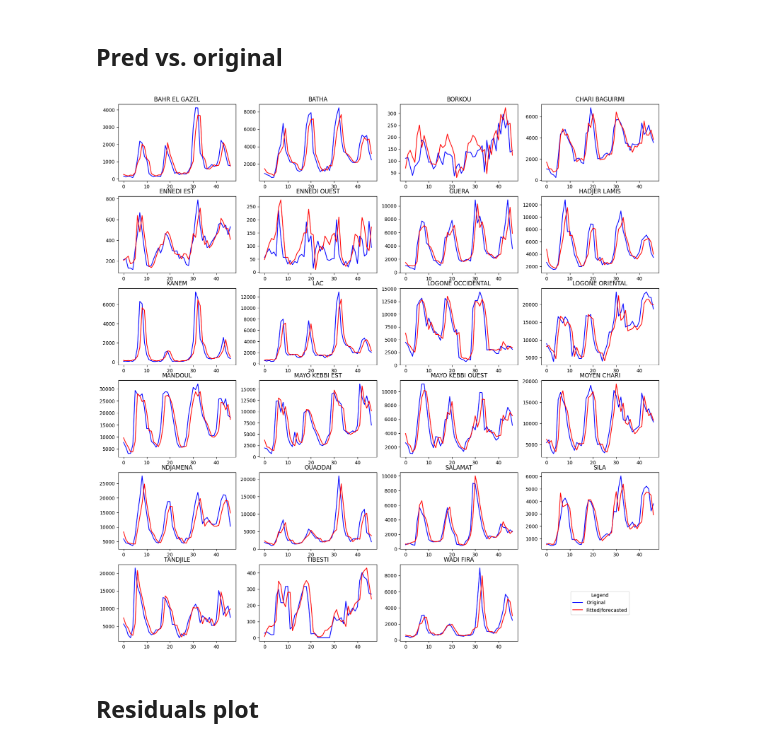
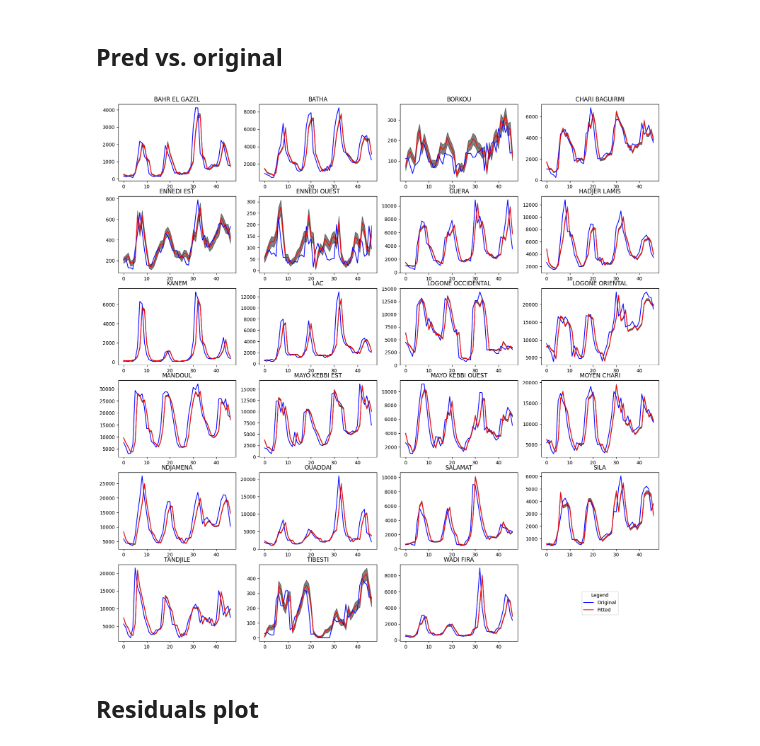
Before and after one commit to beria-kalpelbe/malaria-risk-prediction, a Jupyter notebook: src/statistical-modeling/bayesian_estimation.ipynb, the cells around one changed output. Saved outputs shown, nothing was run; the diff lists cells and outputs as text; code cells hidden in the pictures.

```diff
--- a/src/statistical-modeling/bayesian_estimation.ipynb
+++ b/src/statistical-modeling/bayesian_estimation.ipynb
@@ -18,13 +18,6 @@ data['time'] = pd.to_datetime(data['time'])
 data['month'] = data['time'].dt.month
 data['year'] = data['time'].dt.year
 data['cases'] = data['cases'].astype(int)
-data['tp'] = data['tp'] #* 100
-# data['t2m'] = np.log(data['t2m'])
-# data['tp'] = np.log(data['tp']+1)
-# data['cases'] = np.log(data['cases']+1)
-
-# data['t2m'] =  (data['t2m'] - data['t2m'].min())/(data['t2m'].max() - data['t2m'].min())
-# data['tp'] =   (data['tp'] - data['tp'].min())/(data['tp'].max() - data['tp'].min())
 
 data = data.sort_values(by=['state', 'time'])  # Ensure data is sorted
 data['lag_cases'] = data.groupby('state')['cases'].shift(1)
@@ -223,31 +176,32 @@ def predict(X, model, key):
     posterior_predictions = predictive(rng_key_, X=X)
     post_obs = posterior_predictions['obs']
     mean_post_pred = jnp.mean(post_obs, axis=0)
-    hpdi_post_pred = hpdi(post_obs, 0.99)
+    hpdi_post_pred = hpdi(post_obs, 0.95)
+
     return mean_post_pred, hpdi_post_pred
 # %%
 X = jnp.array(data[['lag_cases','t2m', 'tp'] + [col for col in data.columns if col.startswith('state_') or col.startswith('month_')]].values.tolist())
 y = jnp.array(data['cases'].values.astype(int).tolist())
 
 fig, axes = plt.subplots(6,4, figsize=(20,20))
 xticks = range(47)
 for i in range(23):
     idx = i // 4
     idy = i % 4
     mean_post_pred, hpdi_post_pred = predict(X[X[:,3+i]==1], mcmc, rng_key)
     axes[idx,idy].plot(y[X[:,3+i]==1], label='Original', color='blue')
-    axes[idx,idy].plot(mean_post_pred, label='Fitted/forecasted', color='red')
-    # axes[idx,idy].fill_between(xticks, hpdi_post_pred[0], hpdi_post_pred[1], color='orange', alpha=0.5)
+    axes[idx,idy].plot(mean_post_pred, label='Fitted', color='red')
+    axes[idx,idy].fill_between(xticks, hpdi_post_pred[0], hpdi_post_pred[1], color='black', alpha=0.5)
     axes[idx,idy].set_title(states[i])
 
 axes[5, 3].clear()
 axes[5, 3].axis('off')
 handles, labels = axes[0, 0].get_legend_handles_labels()  # Get handles and labels from the first subplot
 fig.legend(handles, labels, loc='center', bbox_to_anchor=(0.5, 0.5), bbox_transform=axes[5, 3].transAxes, title='Legend')
 
 plt.savefig('../../docs/predictions.png', bbox_inches='tight', pad_inches=0.0)
 # %% [output]
-[figure, old version]
+[figure, new version]
 # %% [markdown]
 ## Residuals plot
 # %%
```
Also changed, not shown: parts of 7 cells of this notebook, 3 other files.
